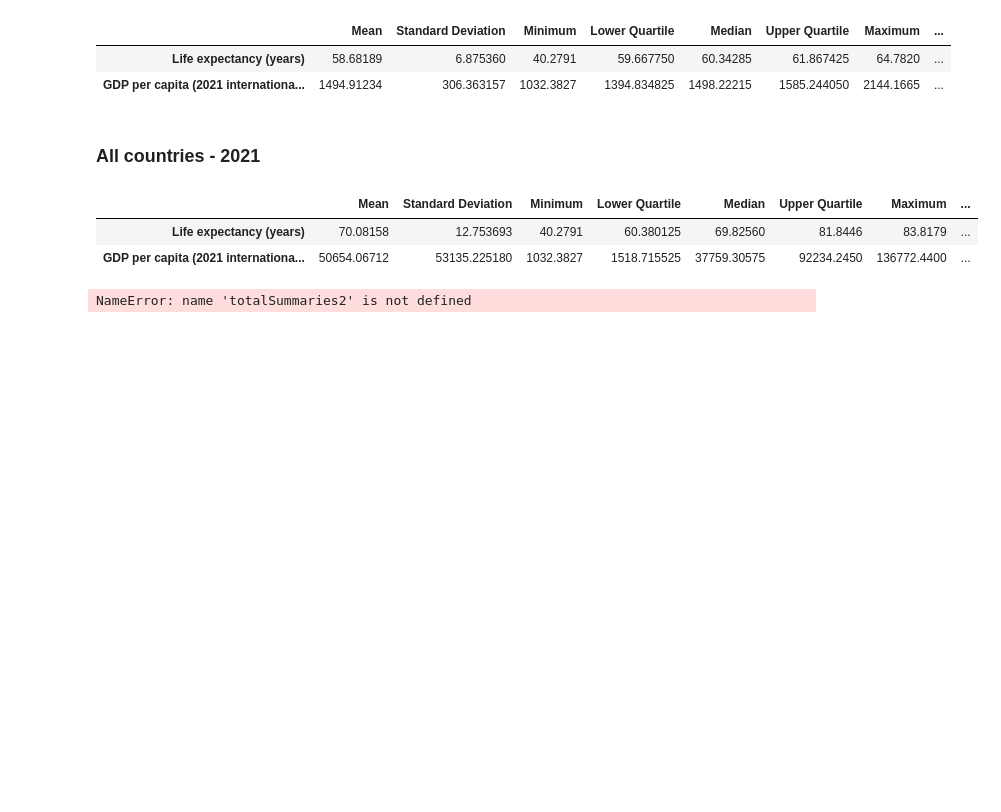
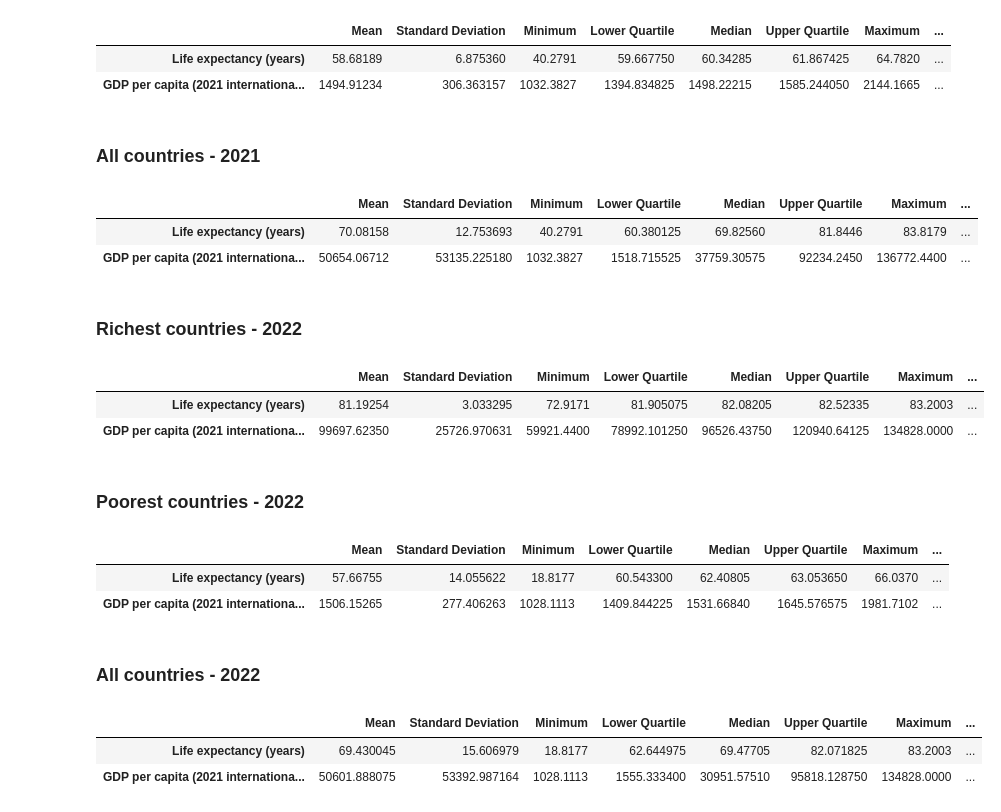
Before and after one commit to KabirS123/MGP, a Jupyter notebook: dataAnalysis.ipynb, the cells around one changed output. Saved outputs shown, nothing was run; the diff lists cells and outputs as text; code cells hidden in the pictures; blank space fills up the shorter version.

```diff
--- a/dataAnalysis.ipynb
+++ b/dataAnalysis.ipynb
@@ -550,28 +550,39 @@ display(totalSummaries2021)
 # %%
 # Select 2022 observations for the countries listed in richest
 richData2022 = data[(data["Entity"].isin(richest)) & (data["Year"] == 2022)]
 richSummaries2022 = (richData2022[columnNames].describe().T.drop(columns=["count"]).rename(columns=columns))
 richSummaries2022["Interquartile Range"] = (richSummaries2022["Upper Quartile"] - richSummaries2022["Lower Quartile"])
 richSummaries2022["Range"] = (richSummaries2022["Maximum"] - richSummaries2022["Minimum"])
 
 poorData2022 = data[(data["Entity"].isin(poorest)) & (data["Year"] == 2022)]
 poorSummaries2022 = (poorData2022[columnNames].describe().T.drop(columns=["count"]).rename(columns=columns))
 poorSummaries2022["Interquartile Range"] = (poorSummaries2022["Upper Quartile"] - poorSummaries2022["Lower Quartile"])
 poorSummaries2022["Range"] = (poorSummaries2022["Maximum"] - poorSummaries2022["Minimum"])
 
 totalData2022 = data[((data["Entity"].isin(poorest)) | (data["Entity"].isin(richest))) & (data["Year"] == 2022)]
 totalSummaries2022 = (totalData2022[columnNames].describe().T.drop(columns=["count"]).rename(columns=columns))
 totalSummaries2022["Interquartile Range"] = (totalSummaries2022["Upper Quartile"] - totalSummaries2022["Lower Quartile"])
-totalSummaries202２["Range"] = (totalSummaries２["Maximum"] - totalSummaries２["Minimum"])
+totalSummaries2022["Range"] = (totalSummaries2022["Maximum"] - totalSummaries2022["Minimum"])
 
-display(Markdown("### Richest countries - ２０２２"))
+display(Markdown("### Richest countries - 2022"))
 display(richSummaries2022)
-display(Markdown("### Poorest countries - ２０２２"))
+display(Markdown("### Poorest countries - 2022"))
 display(poorSummaries2022)
-display(Markdown("### All countries - ２０２２"))
+display(Markdown("### All countries - 2022"))
 display(totalSummaries2022)
 # %% [output]
-NameError: name 'totalSummaries2' is not defined
+### Richest countries - 2022
+|  | Mean | Standard Deviation | Minimum | Lower Quartile | Median | Upper Quartile | Maximum | ... |
+| Life expectancy (years) | 81.19254 | 3.033295 | 72.9171 | 81.905075 | 82.08205 | 82.52335 | 83.2003 | ... |
+| GDP per capita (2021 internationa... | 99697.62350 | 25726.970631 | 59921.4400 | 78992.101250 | 96526.43750 | 120940.64125 | 134828.0000 | ... |
+### Poorest countries - 2022
+|  | Mean | Standard Deviation | Minimum | Lower Quartile | Median | Upper Quartile | Maximum | ... |
+| Life expectancy (years) | 57.66755 | 14.055622 | 18.8177 | 60.543300 | 62.40805 | 63.053650 | 66.0370 | ... |
+| GDP per capita (2021 internationa... | 1506.15265 | 277.406263 | 1028.1113 | 1409.844225 | 1531.66840 | 1645.576575 | 1981.7102 | ... |
+### All countries - 2022
+|  | Mean | Standard Deviation | Minimum | Lower Quartile | Median | Upper Quartile | Maximum | ... |
+| Life expectancy (years) | 69.430045 | 15.606979 | 18.8177 | 62.644975 | 69.47705 | 82.071825 | 83.2003 | ... |
+| GDP per capita (2021 internationa... | 50601.888075 | 53392.987164 | 1028.1113 | 1555.333400 | 30951.57510 | 95818.128750 | 134828.0000 | ... |
 # %%
 # Select 2023 observations for the countries listed in richest
 richData2023 = data[(data["Entity"].isin(richest)) & (data["Year"] == 2023)]
```
Also changed, not shown: parts of 1 cell of this notebook.
